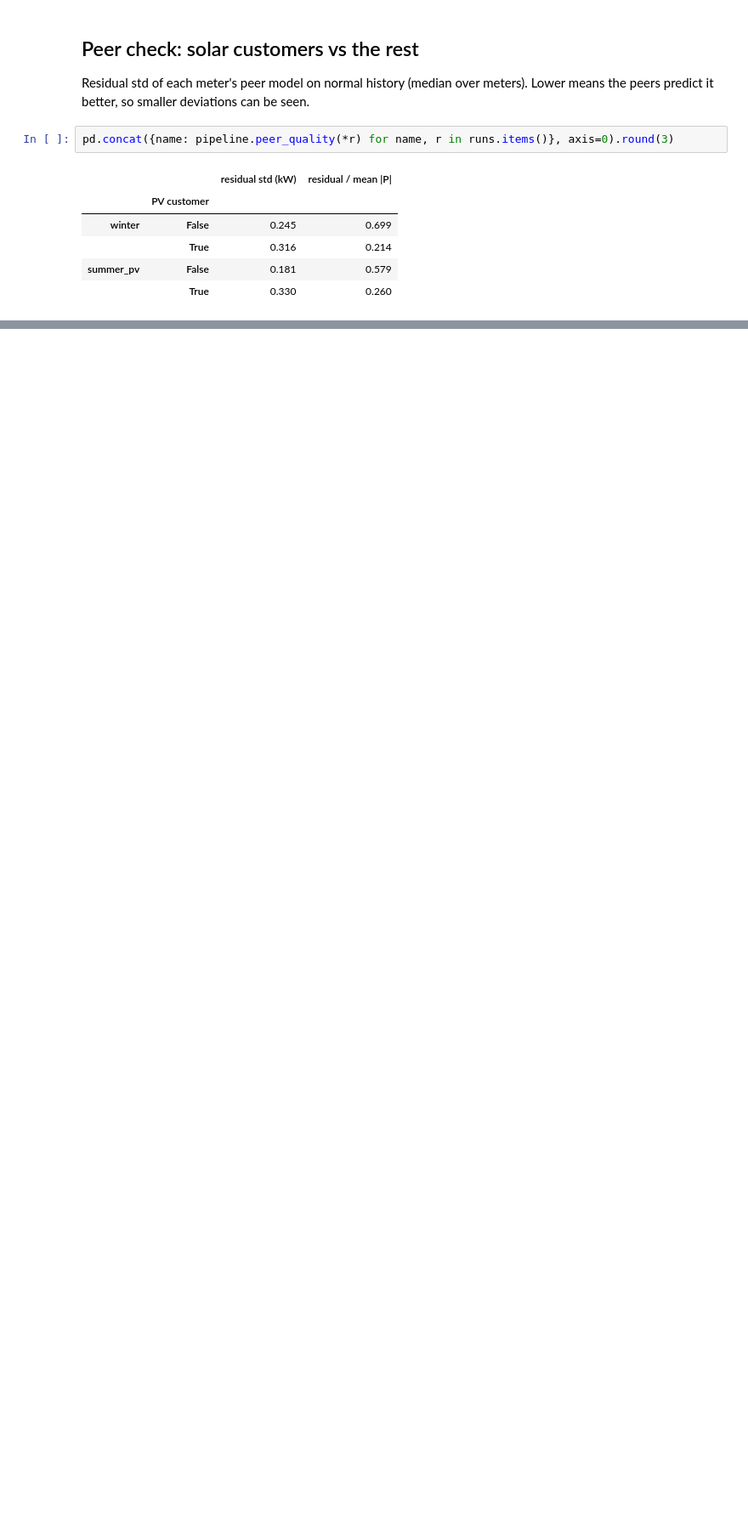
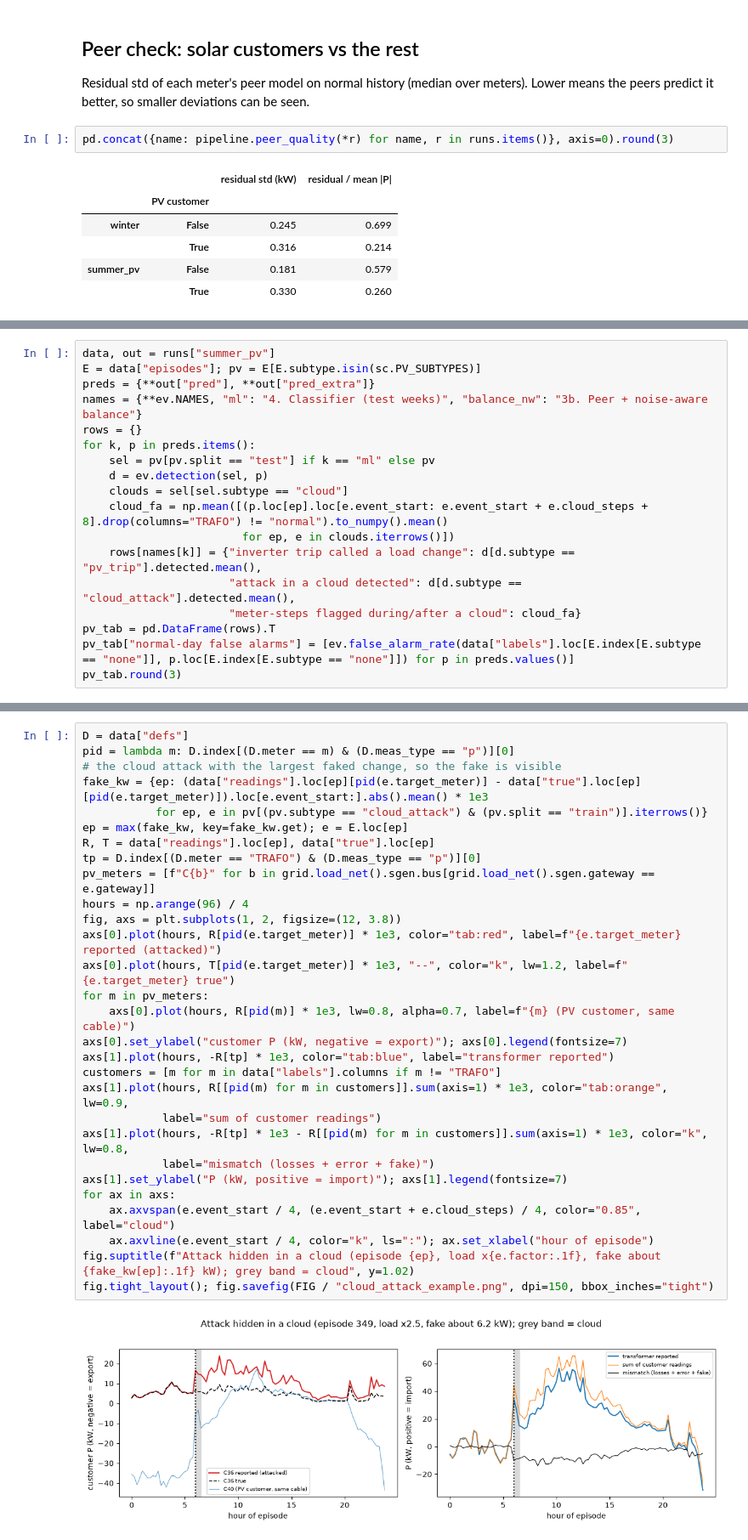
Before and after one commit to oluwadamme/meter-trust, a Jupyter notebook: notebooks/05_rooftop_pv.ipynb, the cells around one changed output, grey strips where cells are left out. Shown at 85% size. Cells and saved outputs as stored; diff of their text form; blank space fills up the shorter version.

```diff
--- a/notebooks/05_rooftop_pv.ipynb
+++ b/notebooks/05_rooftop_pv.ipynb
@@ -120,0 +170,18 @@ pd.concat({name: pipeline.peer_quality(*r) for name, r in runs.items()}, axis=0)
+# %%
+data, out = runs["summer_pv"]
+E = data["episodes"]; pv = E[E.subtype.isin(sc.PV_SUBTYPES)]
+preds = {**out["pred"], **out["pred_extra"]}
+names = {**ev.NAMES, "ml": "4. Classifier (test weeks)", "balance_nw": "3b. Peer + noise-aware balance"}
+rows = {}
+for k, p in preds.items():
+    sel = pv[pv.split == "test"] if k == "ml" else pv
+    d = ev.detection(sel, p)
+    clouds = sel[sel.subtype == "cloud"]
+    cloud_fa = np.mean([(p.loc[ep].loc[e.event_start: e.event_start + e.cloud_steps + 8].drop(columns="TRAFO") != "normal").to_numpy().mean()
+                        for ep, e in clouds.iterrows()])
+    rows[names[k]] = {"inverter trip called a load change": d[d.subtype == "pv_trip"].detected.mean(),
+                      "attack in a cloud detected": d[d.subtype == "cloud_attack"].detected.mean(),
+                      "meter-steps flagged during/after a cloud": cloud_fa}
+pv_tab = pd.DataFrame(rows).T
+pv_tab["normal-day false alarms"] = [ev.false_alarm_rate(data["labels"].loc[E.index[E.subtype == "none"]], p.loc[E.index[E.subtype == "none"]]) for p in preds.values()]
+pv_tab.round(3)
@@ -120,0 +210,31 @@ pd.concat({name: pipeline.peer_quality(*r) for name, r in runs.items()}, axis=0)
+# %%
+D = data["defs"]
+pid = lambda m: D.index[(D.meter == m) & (D.meas_type == "p")][0]
+# the cloud attack with the largest faked change, so the fake is visible
+fake_kw = {ep: (data["readings"].loc[ep][pid(e.target_meter)] - data["true"].loc[ep][pid(e.target_meter)]).loc[e.event_start:].abs().mean() * 1e3
+           for ep, e in pv[(pv.subtype == "cloud_attack") & (pv.split == "train")].iterrows()}
+ep = max(fake_kw, key=fake_kw.get); e = E.loc[ep]
+R, T = data["readings"].loc[ep], data["true"].loc[ep]
+tp = D.index[(D.meter == "TRAFO") & (D.meas_type == "p")][0]
+pv_meters = [f"C{b}" for b in grid.load_net().sgen.bus[grid.load_net().sgen.gateway == e.gateway]]
+hours = np.arange(96) / 4
+fig, axs = plt.subplots(1, 2, figsize=(12, 3.8))
+axs[0].plot(hours, R[pid(e.target_meter)] * 1e3, color="tab:red", label=f"{e.target_meter} reported (attacked)")
+axs[0].plot(hours, T[pid(e.target_meter)] * 1e3, "--", color="k", lw=1.2, label=f"{e.target_meter} true")
+for m in pv_meters:
+    axs[0].plot(hours, R[pid(m)] * 1e3, lw=0.8, alpha=0.7, label=f"{m} (PV customer, same cable)")
+axs[0].set_ylabel("customer P (kW, negative = export)"); axs[0].legend(fontsize=7)
+axs[1].plot(hours, -R[tp] * 1e3, color="tab:blue", label="transformer reported")
+customers = [m for m in data["labels"].columns if m != "TRAFO"]
+axs[1].plot(hours, R[[pid(m) for m in customers]].sum(axis=1) * 1e3, color="tab:orange", lw=0.9,
+            label="sum of customer readings")
+axs[1].plot(hours, -R[tp] * 1e3 - R[[pid(m) for m in customers]].sum(axis=1) * 1e3, color="k", lw=0.8,
+            label="mismatch (losses + error + fake)")
+axs[1].set_ylabel("P (kW, positive = import)"); axs[1].legend(fontsize=7)
+for ax in axs:
+    ax.axvspan(e.event_start / 4, (e.event_start + e.cloud_steps) / 4, color="0.85", label="cloud")
+    ax.axvline(e.event_start / 4, color="k", ls=":"); ax.set_xlabel("hour of episode")
+fig.suptitle(f"Attack hidden in a cloud (episode {ep}, load x{e.factor:.1f}, fake about {fake_kw[ep]:.1f} kW); grey band = cloud", y=1.02)
+fig.tight_layout(); fig.savefig(FIG / "cloud_attack_example.png", dpi=150, bbox_inches="tight")
+# %% [output]
+[figure, added]
```
Also changed, not shown: parts of 13 cells of this notebook, 9 other files.
